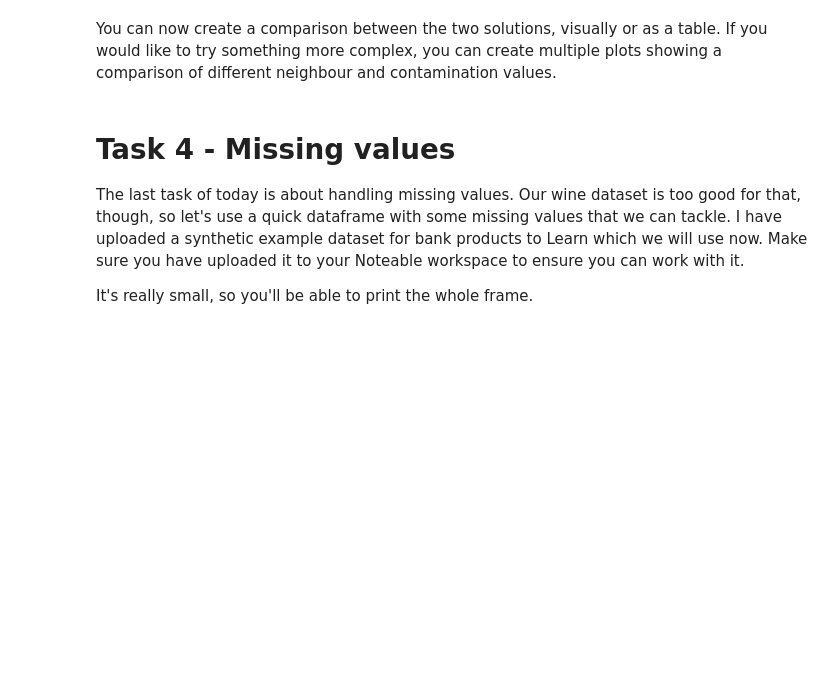
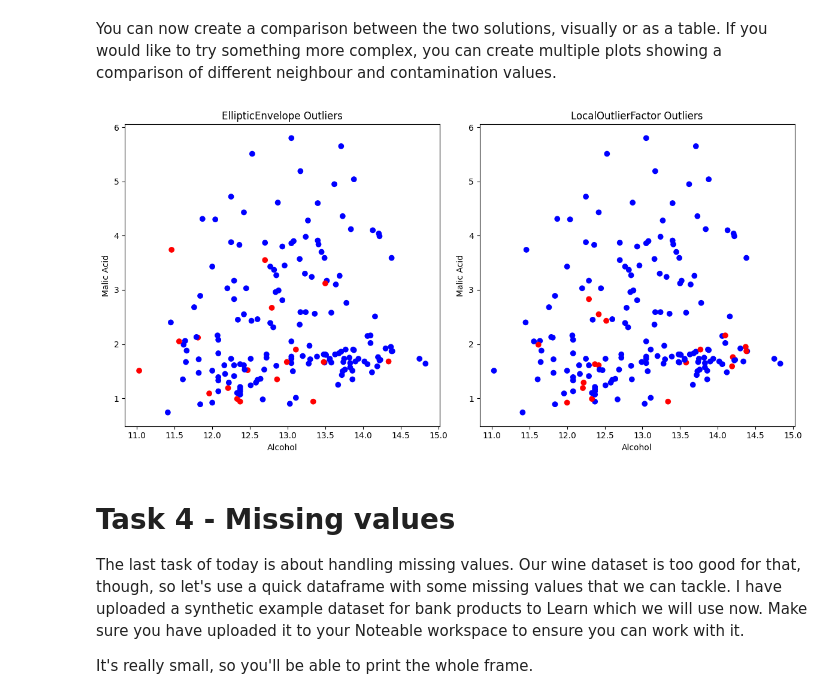
Before and after one commit to REDhawC/EDI_BUSANA, a Jupyter notebook: Predictive Analytics and Modelling of Data/coding_problems/PAMD_Week2.ipynb, the cells around one changed output. Cells and saved outputs as stored; diff of their text form; code cells hidden in the pictures; blank space fills up the shorter version.

```diff
--- a/Predictive Analytics and Modelling of Data/coding_problems/PAMD_Week2.ipynb
+++ b/Predictive Analytics and Modelling of Data/coding_problems/PAMD_Week2.ipynb
@@ -134,7 +429,55 @@ Now, using the same contamination rate as for the EllipticEnvelope function abov
 # %% [markdown]
 You can now create a comparison between the two solutions, visually or as a table. If you would like to try something more complex, you can create multiple plots showing a comparison of different neighbour and contamination values.
 # %%
-# Type your code here
+import numpy as np
+import pandas as pd
+from sklearn.covariance import EllipticEnvelope
+from sklearn.neighbors import LocalOutlierFactor
+import matplotlib.pyplot as plt
+from sklearn.datasets import load_wine
+
+# Load the wine dataset
+wine = load_wine()
+wine_df = pd.DataFrame(wine.data, columns=wine.feature_names)
+
+# Create an EllipticEnvelope model
+envelope = EllipticEnvelope(contamination=0.1)
+envelope.fit(wine_df)
+env_outliers = envelope.predict(wine_df)
+wine_df["outliersENV"] = np.where(env_outliers == -1, "Outlier", "Inlier")
+
+# Create a LocalOutlierFactor model
+lof = LocalOutlierFactor(n_neighbors=20, contamination=0.1)
+lof_outliers = lof.fit_predict(wine_df.drop(columns=["outliersENV"]))
+wine_df["outliersLOF"] = np.where(lof_outliers == -1, "Outlier", "Inlier")
+
+# Plot
+plt.figure(figsize=(12, 6))
+
+plt.subplot(1, 2, 1)
+plt.scatter(
+    wine_df["alcohol"],
+    wine_df["malic_acid"],
+    c=wine_df["outliersENV"].apply(lambda x: "red" if x == "Outlier" else "blue"),
+)
+plt.title("EllipticEnvelope Outliers")
+plt.xlabel("Alcohol")
+plt.ylabel("Malic Acid")
+
+plt.subplot(1, 2, 2)
+plt.scatter(
+    wine_df["alcohol"],
+    wine_df["malic_acid"],
+    c=wine_df["outliersLOF"].apply(lambda x: "red" if x == "Outlier" else "blue"),
+)
+plt.title("LocalOutlierFactor Outliers")
+plt.xlabel("Alcohol")
+plt.ylabel("Malic Acid")
+
+plt.tight_layout()
+plt.show()
+# %% [output]
+[figure, added]
 # %% [markdown]
 # Task 4 - Missing values
 
```
Also changed, not shown: parts of 17 cells of this notebook, 1 other file.
